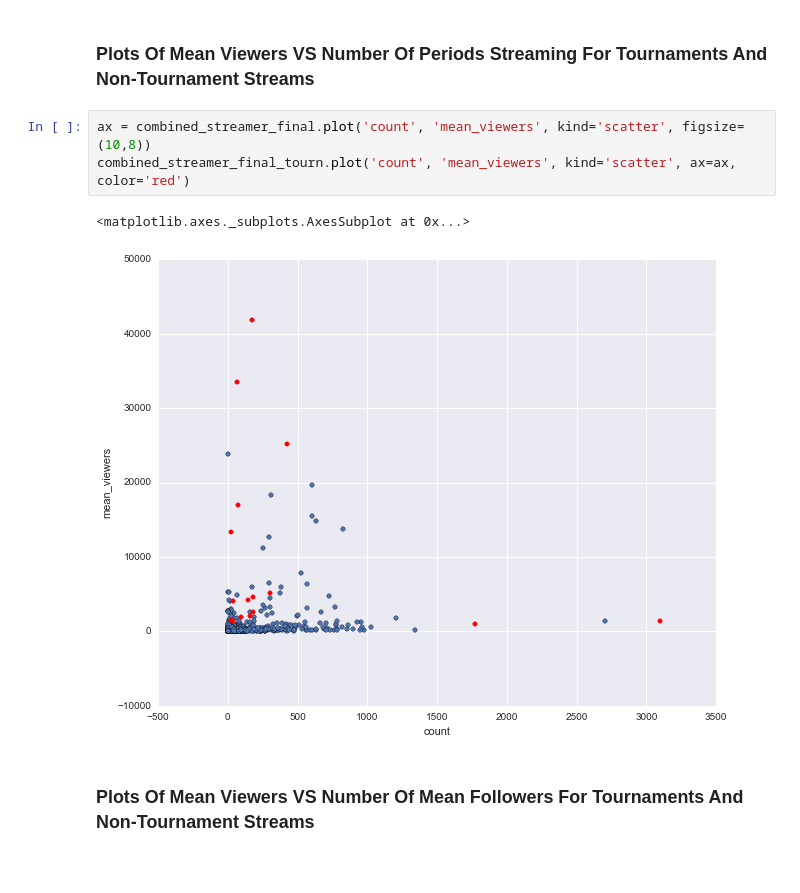
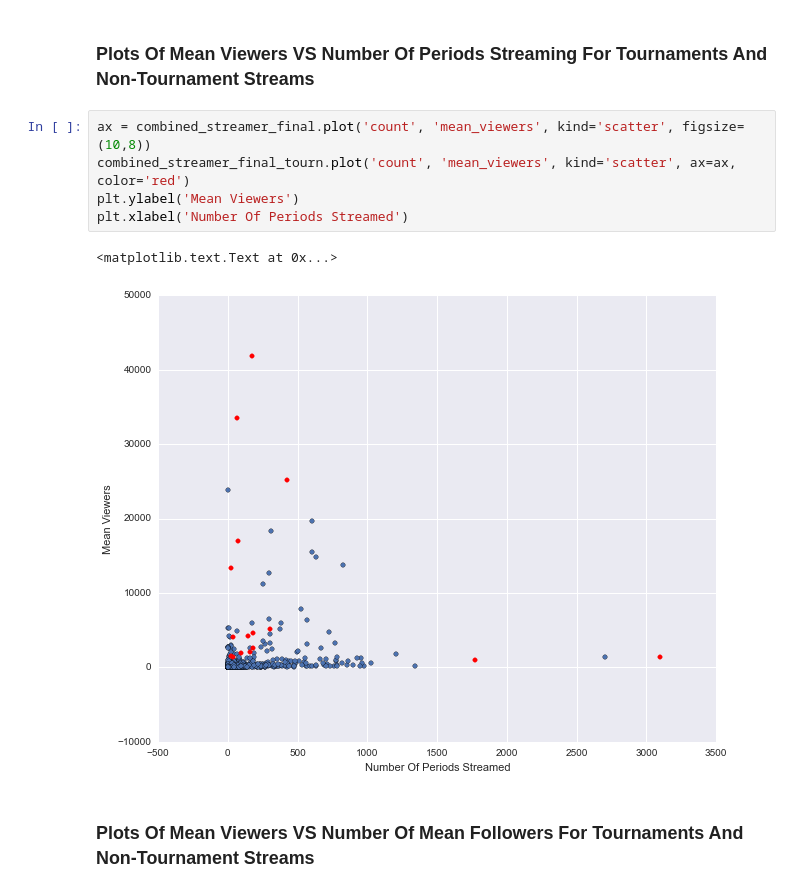
Before and after one commit to sslampa/twitch-repo, a Jupyter notebook: Single/Main - Population.ipynb, the cells around one changed output. Saved outputs shown, nothing was run; the diff lists cells and outputs as text.

```diff
--- a/Single/Main - Population.ipynb
+++ b/Single/Main - Population.ipynb
@@ -134,9 +155,11 @@ combined_streamer_final_tourn = create_list.agg_df(tourn_df, by=['name'])
 # %%
 ax = combined_streamer_final.plot('count', 'mean_viewers', kind='scatter', figsize=(10,8))
 combined_streamer_final_tourn.plot('count', 'mean_viewers', kind='scatter', ax=ax, color='red')
+plt.ylabel('Mean Viewers')
+plt.xlabel('Number Of Periods Streamed')
 # %% [output]
-<matplotlib.axes._subplots.AxesSubplot at 0x...>
+<matplotlib.text.Text at 0x...>
-[figure, old version]
+[figure, new version]
 # %% [markdown]
 ### Plots Of Mean Viewers VS Number Of Mean Followers For Tournaments And Non-Tournament Streams
 # %%
```
Also changed, not shown: parts of 8 cells of this notebook.
